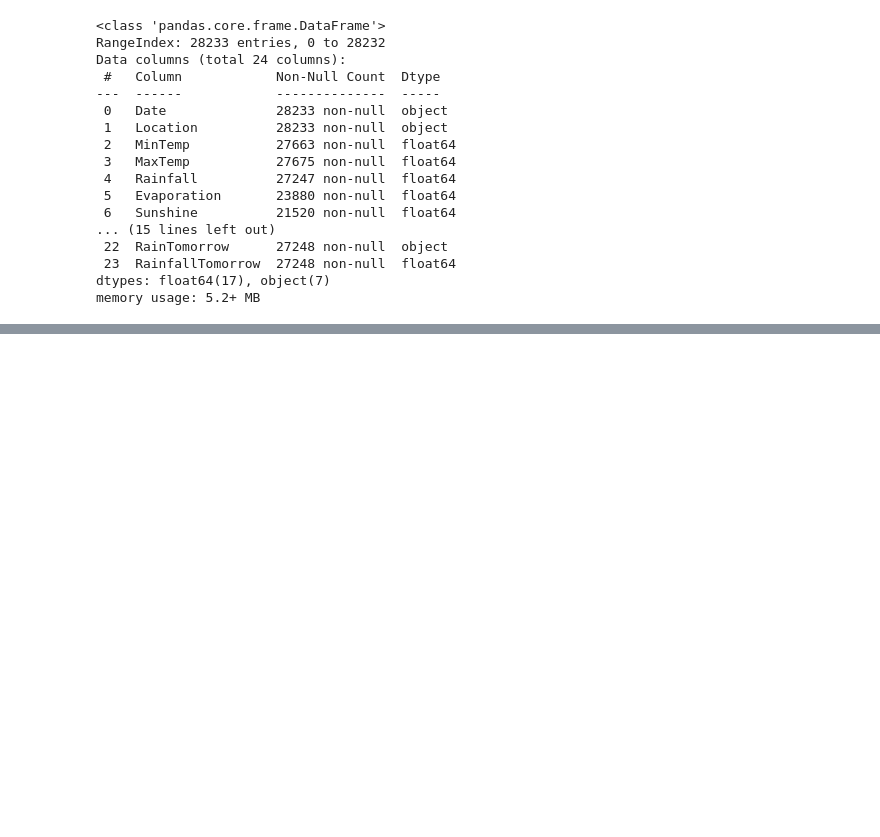
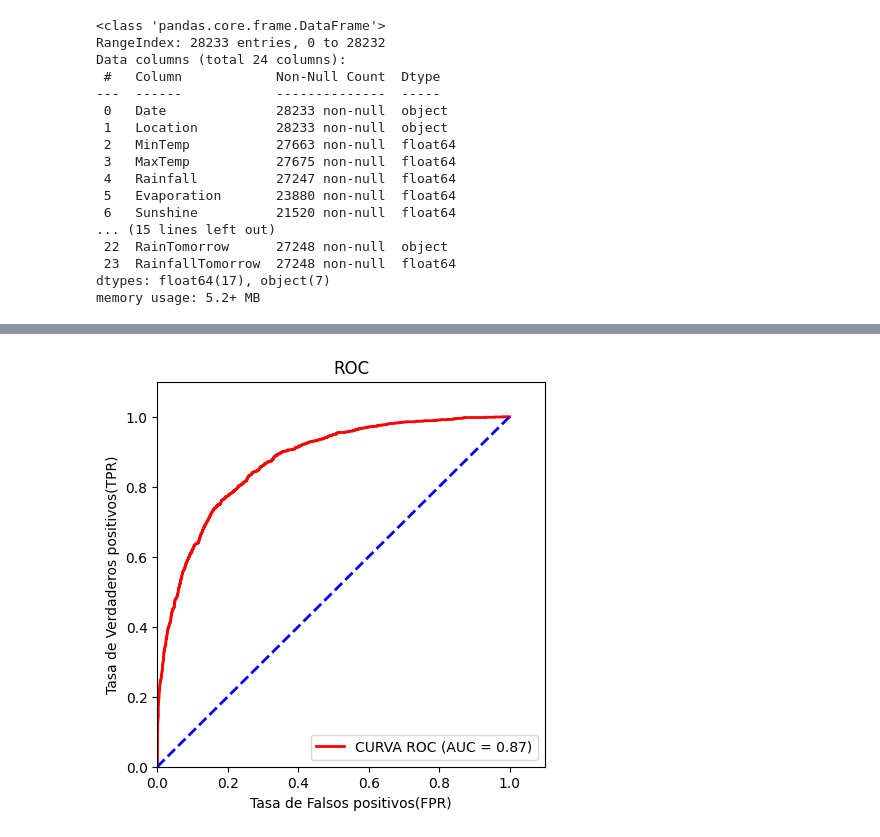
Before and after one commit to itssofiarce/AA1-TUIA-Petetta-Arce, a Jupyter notebook: TP_integrador_AA1_Petetta_Arce.ipynb, the cells around one changed output, grey strips where cells are left out. Cells and saved outputs as stored; diff of their text form; code cells hidden in the pictures; blank space fills up the shorter version.

Commit message:
Falta regresion logistica balanceada y optimizacion de hiperparametros

```diff
--- a/TP_integrador_AA1_Petetta_Arce.ipynb
+++ b/TP_integrador_AA1_Petetta_Arce.ipynb
@@ -336,0 +551,16 @@ class OutliersTreater(BaseEstimator, TransformerMixin):
+# %%
+train_clasificacion_X = df_train.iloc[:, :-1]
+y_train_clasificacion = df_train.iloc[:,-1]
+# %%
+x_test_clasificacion = df_test.iloc[:, :-1]
+y_test_clasificacion = df_test.iloc[:,-1]
+# %%
+classifier = LogisticRegression(random_state = 0)
+classifier.fit(train_clasificacion_X, y_train_clasificacion)
+valor_y_predecir = classifier.predict(x_test_clasificacion)
+
+#metricas
+
+from sklearn.metrics import confusion_matrix, accuracy_score
+cm = confusion_matrix(y_test_clasificacion, valor_y_predecir)
+acc_score = accuracy_score(y_test_clasificacion, valor_y_predecir)
@@ -336,0 +569,17 @@ class OutliersTreater(BaseEstimator, TransformerMixin):
+# %%
+probabilidades_y = classifier.predict_proba(x_test_clasificacion)[:,-1]
+fpr, tpr, thresholds = roc_curve(y_test_clasificacion, probabilidades_y)
+roc_auc = auc(fpr,tpr)
+# %%
+plt.figure(figsize=(5,5))
+plt.plot(fpr, tpr, color="red", lw=2, label='CURVA ROC (AUC = %0.2f)' % roc_auc)
+plt.plot([0,1],[0,1], color="blue", lw=2, linestyle="--")
+plt.xlim([0.0, 1.10])
+plt.ylim([0.0, 1.10])
+plt.xlabel("Tasa de Falsos positivos(FPR)")
+plt.ylabel("Tasa de Verdaderos positivos(TPR)")
+plt.title("ROC")
+plt.legend(loc="lower right")
+plt.show()
+# %% [output]
+[figure, added]
```
Also changed, not shown: parts of 58 cells of this notebook.
